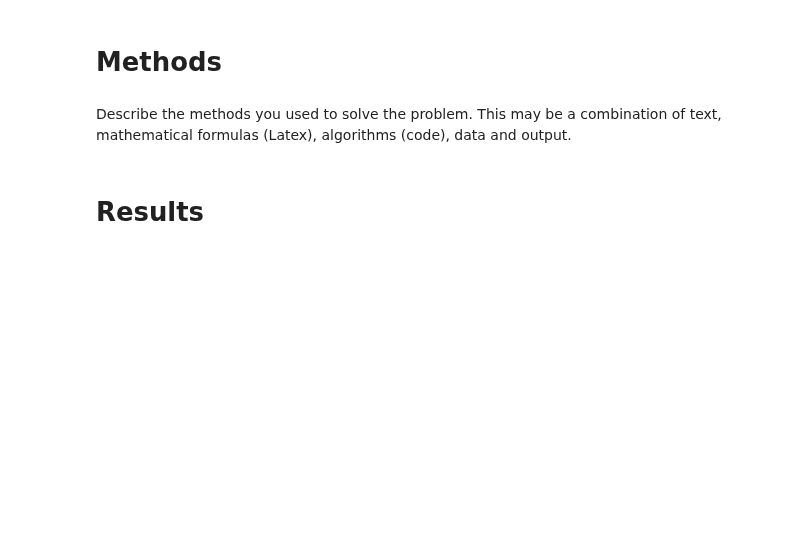
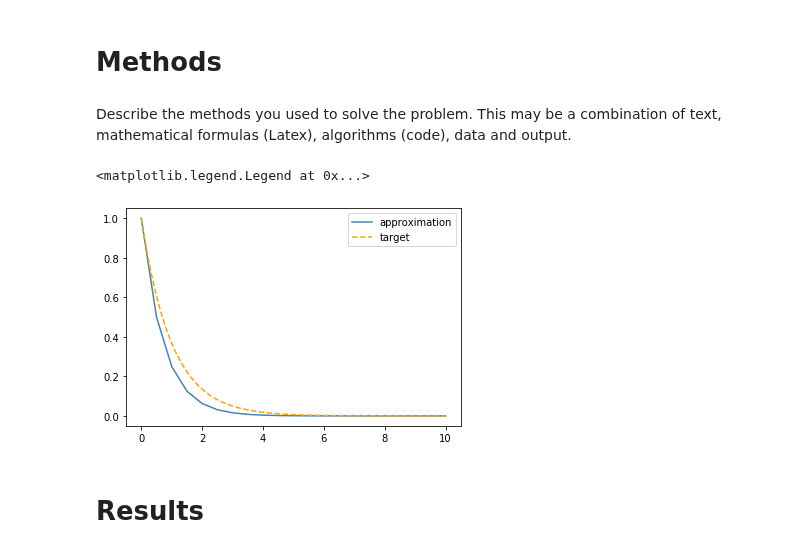
Before and after one commit to johanhoffman/DD2363-VT20, a Jupyter notebook: Lab-6/linde-report-lab-6.ipynb, the cells around one changed output. Saved outputs shown, nothing was run; the diff lists cells and outputs as text; code cells hidden in the pictures; blank space fills up the shorter version.

```diff
--- a/Lab-6/linde-report-lab-6.ipynb
+++ b/Lab-6/linde-report-lab-6.ipynb
@@ -68,6 +68,31 @@ $
 # **Methods**
 # %% [markdown]
 Describe the methods you used to solve the problem. This may be a combination of text, mathematical formulas (Latex), algorithms (code), data and output.
+# %%
+def time_step(f, T, u0, k = 0.1):
+  us= [u0]
+  t = 0
+  while t < T:
+    u = u0 + k*f(u0,t)
+    u0 = u
+    t = t+k
+    us.append(u)
+
+  return us, t
+
+f = lambda u, t : -u
+F = lambda x : np.exp(-x)
+
+us, t = time_step(f, 10, 1, 0.5)
+
+x = np.array(np.linspace(0,t,len(us)))
+plt.plot(x, us, c = 'steelblue', label = "approximation")
+x = np.array(np.linspace(0,t,100))
+plt.plot(x, F(x), '--', c = 'orange', label = "target")
+plt.legend()
+# %% [output]
+<matplotlib.legend.Legend at 0x...>
+[figure, added]
 # %% [markdown]
 # **Results**
 # %% [markdown]
```
Also changed, not shown: parts of 2 cells of this notebook.
